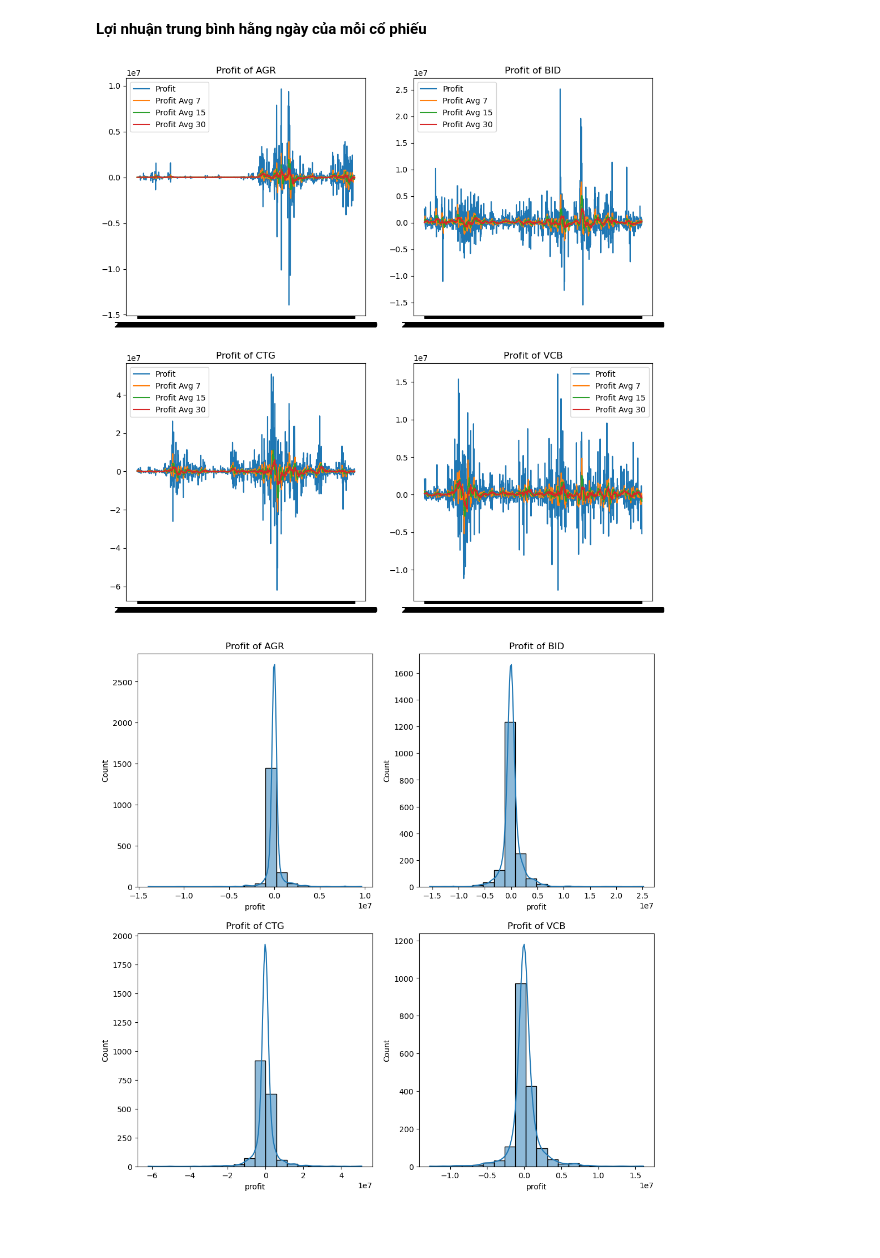
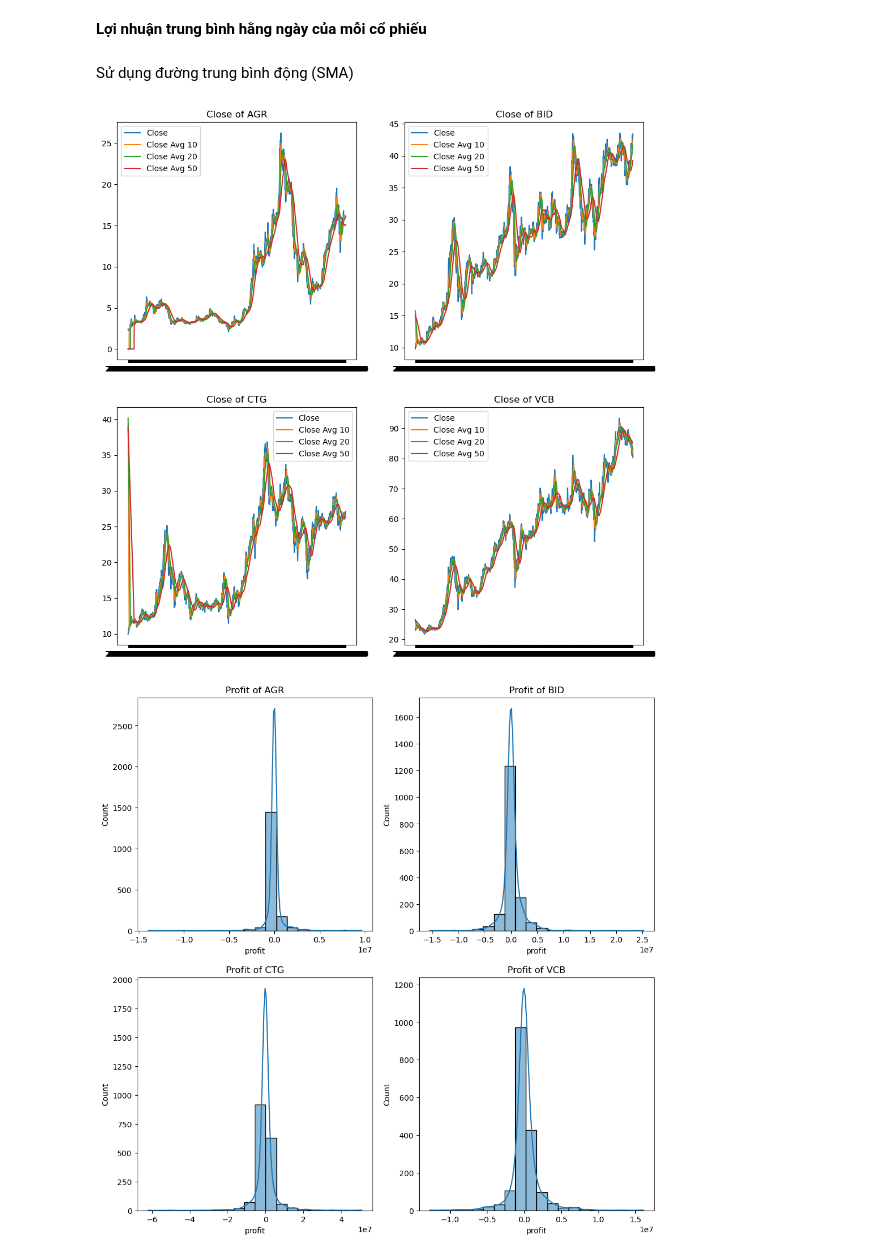
Before and after one commit to HoangHuyyyy/CSC14115, a Jupyter notebook: Data_Understanding.ipynb, the cells around one changed output. Saved outputs shown, nothing was run; the diff lists cells and outputs as text; code cells hidden in the pictures; blank space fills up the shorter version.

```diff
--- a/Data_Understanding.ipynb
+++ b/Data_Understanding.ipynb
@@ -163,24 +163,26 @@ fig.update_layout(title='Candlestick chart of Stocks',
 fig.show()
 # %% [markdown]
 **Lợi nhuận trung bình hằng ngày của mỗi cổ phiếu**
+# %% [markdown]
+Sử dụng đường trung bình động (SMA)
 # %%
-for p_avg in [7, 15, 30]:
-    df[f'profit_avg_{p_avg}'] = df['profit'].rolling(window=p_avg).mean()
+for p_avg in [10, 20, 50]:
+    df[f'profit_avg_{p_avg}'] = df['close'].rolling(window=p_avg).mean()
 # %%
 df.fillna(0, inplace=True)
 # %%
 fig, axes = plt.subplots(2, 2, figsize=(12, 12))
 
 for i, ticker in enumerate(df['ticker'].unique()):
     ax = axes[i // 2, i % 2]
     ticker_data = df[df['ticker'] == ticker]
-    ax.plot(ticker_data['time'], ticker_data['profit'], label='Profit')
-    for p_avg in [7, 15, 30]:
-        ax.plot(ticker_data['time'], ticker_data[f'profit_avg_{p_avg}'], label=f'Profit Avg {p_avg}')
-    ax.set_title(f'Profit of {ticker}')
+    ax.plot(ticker_data['time'], ticker_data['close'], label='Close')
+    for p_avg in [10, 20, 50]:
+        ax.plot(ticker_data['time'], ticker_data[f'profit_avg_{p_avg}'], label=f'Close Avg {p_avg}')
+    ax.set_title(f'Close of {ticker}')
     ax.legend()
 # %% [output]
-[figure, old version]
+[figure, new version]
 # %%
 fig, axes = plt.subplots(2, 2, figsize=(12, 12))
 
```
Also changed, not shown: parts of 1 cell of this notebook.
